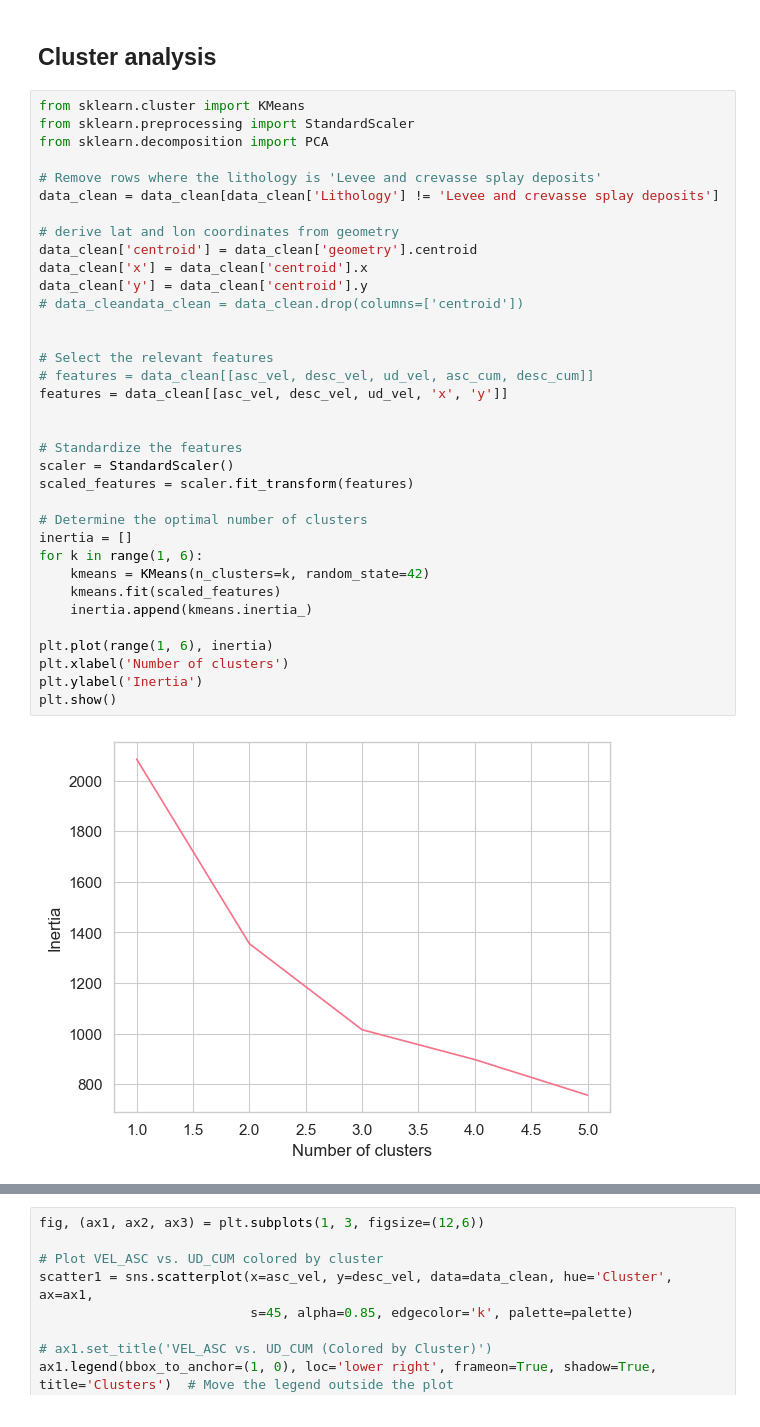
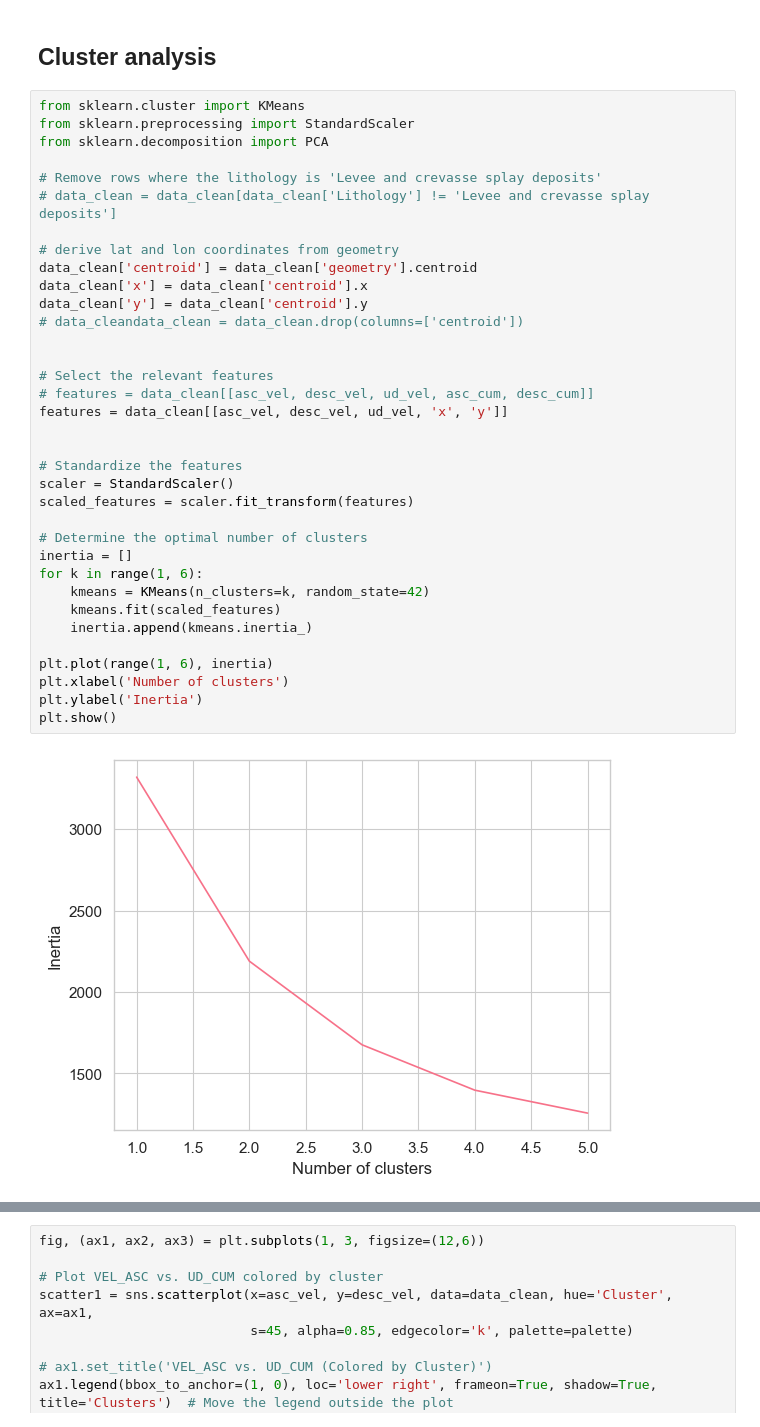
Before and after one commit to gmastrantoni/Geo-Clustering-Building-Displacements, a Jupyter notebook: Ferrara/ML_Clustering_FE.ipynb, the cells around one changed output, grey strips where cells are left out. Cells and saved outputs as stored; diff of their text form.

```diff
--- a/Ferrara/ML_Clustering_FE.ipynb
+++ b/Ferrara/ML_Clustering_FE.ipynb
@@ -355,37 +326,37 @@ from sklearn.preprocessing import StandardScaler
 from sklearn.decomposition import PCA
 
 # Remove rows where the lithology is 'Levee and crevasse splay deposits'
-data_clean = data_clean[data_clean['Lithology'] != 'Levee and crevasse splay deposits']
+# data_clean = data_clean[data_clean['Lithology'] != 'Levee and crevasse splay deposits']
 
 # derive lat and lon coordinates from geometry
 data_clean['centroid'] = data_clean['geometry'].centroid
 data_clean['x'] = data_clean['centroid'].x
 data_clean['y'] = data_clean['centroid'].y
 # data_cleandata_clean = data_clean.drop(columns=['centroid'])
 
 
 # Select the relevant features
 # features = data_clean[[asc_vel, desc_vel, ud_vel, asc_cum, desc_cum]]
 features = data_clean[[asc_vel, desc_vel, ud_vel, 'x', 'y']]
 
 
 # Standardize the features
 scaler = StandardScaler()
 scaled_features = scaler.fit_transform(features)
 
 # Determine the optimal number of clusters
 inertia = []
 for k in range(1, 6):
     kmeans = KMeans(n_clusters=k, random_state=42)
     kmeans.fit(scaled_features)
     inertia.append(kmeans.inertia_)
 
 plt.plot(range(1, 6), inertia)
 plt.xlabel('Number of clusters')
 plt.ylabel('Inertia')
 plt.show()
 # %% [output]
-[figure, old version]
+[figure, new version]
 # %%
 # Based on the elbow plot, choose the optimal number of clusters (e.g., 2)
 n_clusters = 2
```
Also changed, not shown: parts of 8 cells of this notebook.
